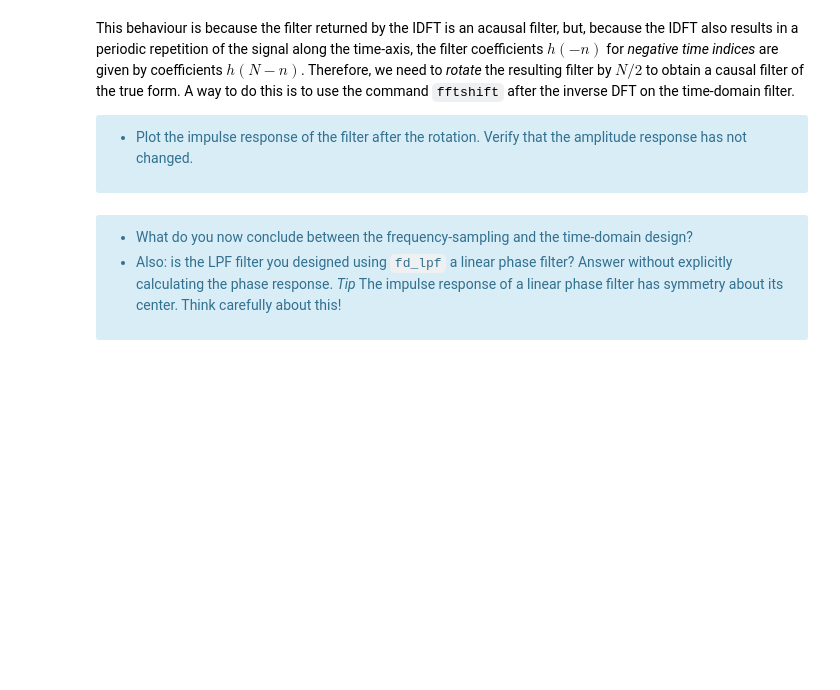
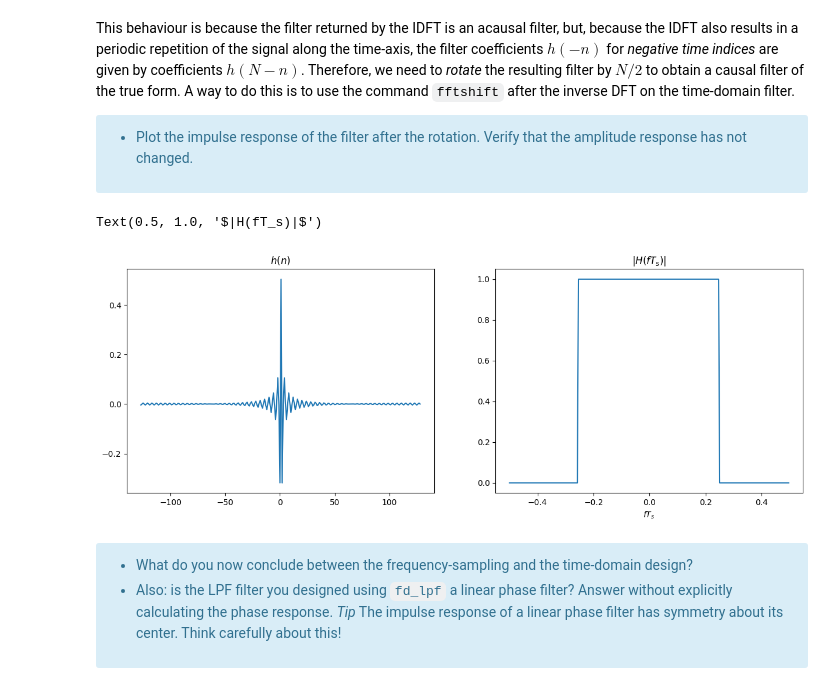
Before and after one commit to vbelpair/Ugent, a Jupyter notebook: Medical_Signal_Processing_and_Statistics/assignment_4/ex04_vincent.ipynb, the cells around one changed output. Drawn from its saved outputs; the diff is of its cells as text; code cells hidden in the pictures; blank space fills up the shorter version.

```diff
--- a/Medical_Signal_Processing_and_Statistics/assignment_4/ex04_vincent.ipynb
+++ b/Medical_Signal_Processing_and_Statistics/assignment_4/ex04_vincent.ipynb
@@ -262,3 +292,24 @@ This behaviour is because the filter returned by the IDFT is an acausal filter,
+# %%
+# Impulse and amplitude response of "time-rotated" filter
+
+N, BTs = 128, 0.25
+n, h = fd_lpf(N, BTs)
+h = fft.fftshift(h)
+
+fTs = fft.fftshift(fft.fftfreq(h.size))
+H = fft.fft(h)
+
+figure, (ax1, ax2) = plt.subplots(ncols=2, figsize=(15,5))
+
+ax1.plot(n, h)
+ax1.set_title('$h(n)$')
+
+ax2.plot(fTs, abs(H))
+ax2.set_xlabel('$fT_s$')
+ax2.set_title('$|H(fT_s)|$')
+# %% [output]
+Text(0.5, 1.0, '$|H(fT_s)|$')
+[figure, added]
 # %% [markdown]
 <div class="alert alert-info">
 
```
Also changed, not shown: parts of 17 cells of this notebook.
